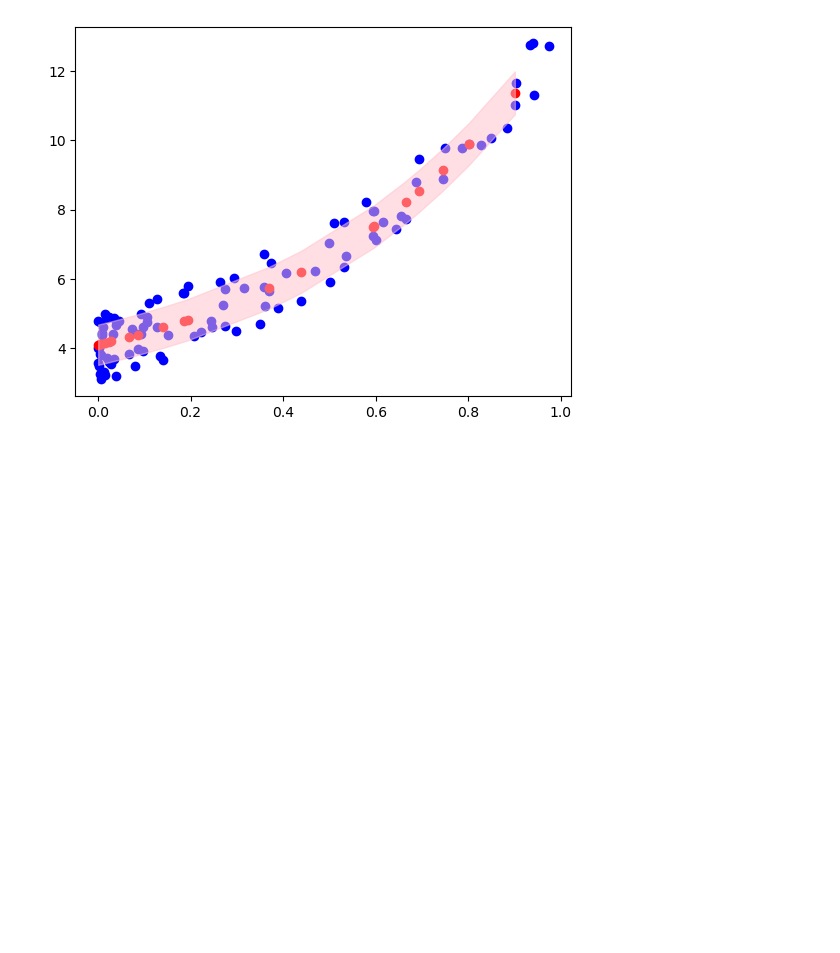
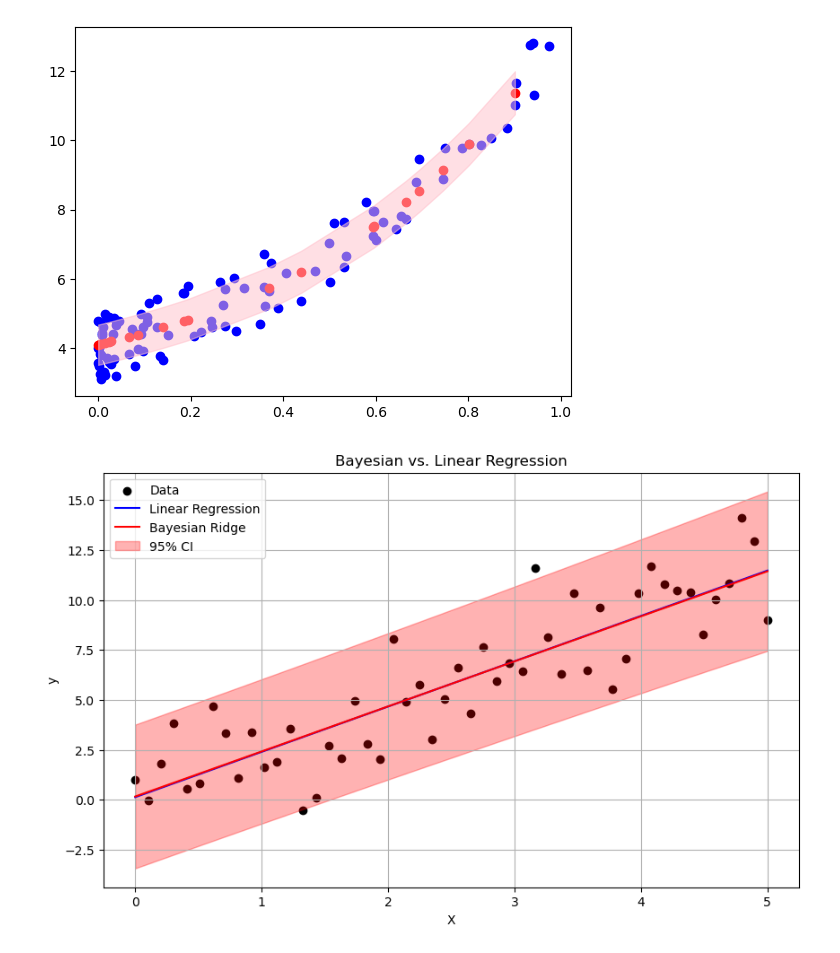
Before and after one commit to nguyenntkn/BayesianLinearRegression, a Jupyter notebook: copy.ipynb, the cells around one changed output. Saved outputs shown, nothing was run; the diff lists cells and outputs as text; code cells hidden in the pictures; blank space fills up the shorter version.

```diff
--- a/copy.ipynb
+++ b/copy.ipynb
@@ -146,3 +146,40 @@ Mean squared error: 0.39265770884714757
 R2 value: 0.9303039624053939
 [figure]
 [figure]
+# %%
+import numpy as np
+import matplotlib.pyplot as plt
+from sklearn.linear_model import LinearRegression, BayesianRidge
+
+# 1. Generate synthetic data
+np.random.seed(42)
+X = np.linspace(0, 5, 50).reshape(-1, 1)
+true_slope = 2.5
+y_true = true_slope * X.ravel()
+noise = np.random.normal(scale=2.0, size=X.shape[0])
+y = y_true + noise
+
+# 2. Fit models
+lin_reg = LinearRegression().fit(X, y)
+bayes_reg = BayesianRidge().fit(X, y)
+
+# 3. Predictions
+X_test = np.linspace(0, 5, 100).reshape(-1, 1)
+y_pred_lr = lin_reg.predict(X_test)
+y_pred_br, y_std_br = bayes_reg.predict(X_test, return_std=True)  # Predictive mean + uncertainty
+ci_upper = y_pred_br + 1.96 * y_std_br
+ci_lower = y_pred_br - 1.96 * y_std_br
+# 4. Plot
+plt.figure(figsize=(10, 6))
+plt.scatter(X, y, color='black', label='Data')
+plt.plot(X_test, y_pred_lr, color='blue', label='Linear Regression')
+plt.plot(X_test, y_pred_br, color='red', label='Bayesian Ridge')
+plt.fill_between(X_test.ravel(), ci_lower, ci_upper, color='red', alpha=0.3, label='95% CI')
+plt.xlabel("X")
+plt.ylabel("y")
+plt.title("Bayesian vs. Linear Regression")
+plt.legend()
+plt.grid(True)
+plt.show()
+# %% [output]
+[figure, added]
```
Also changed, not shown: 2 other files.
